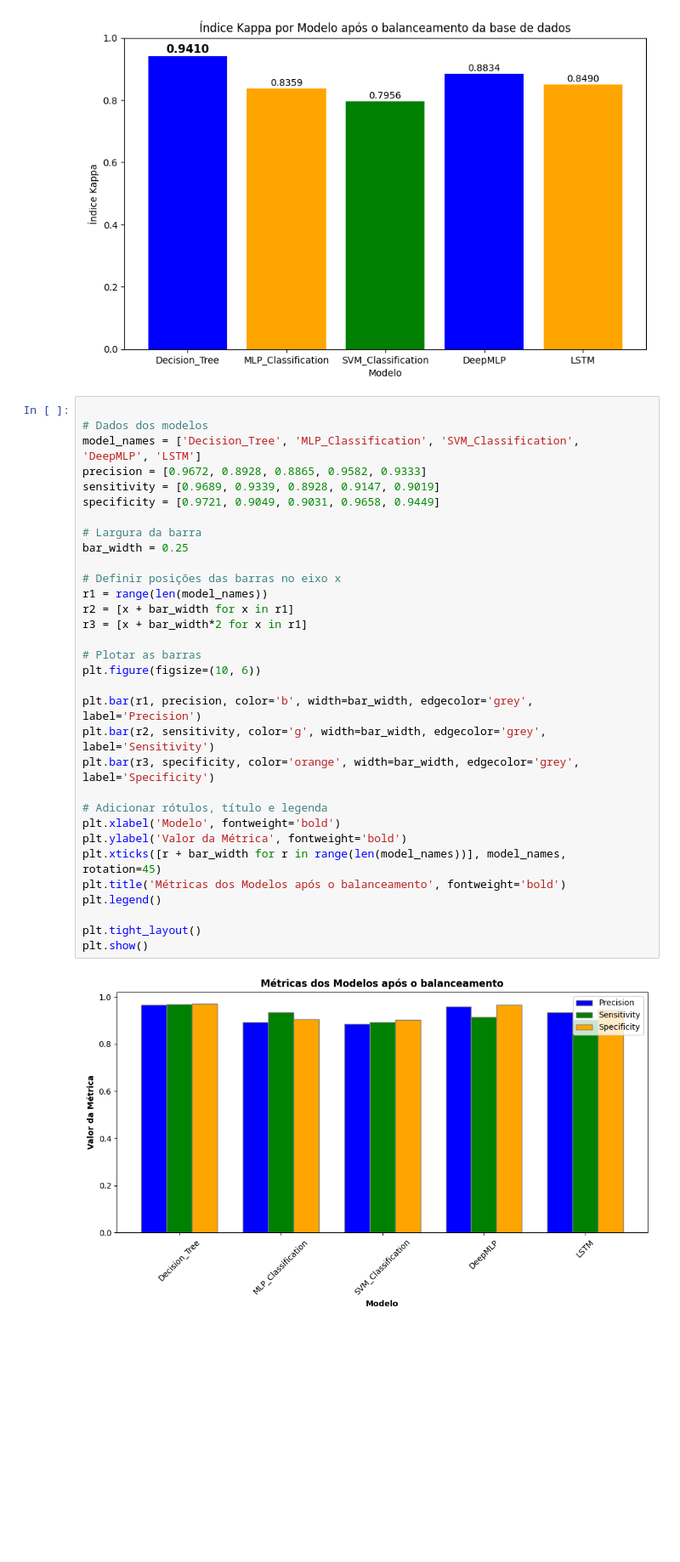
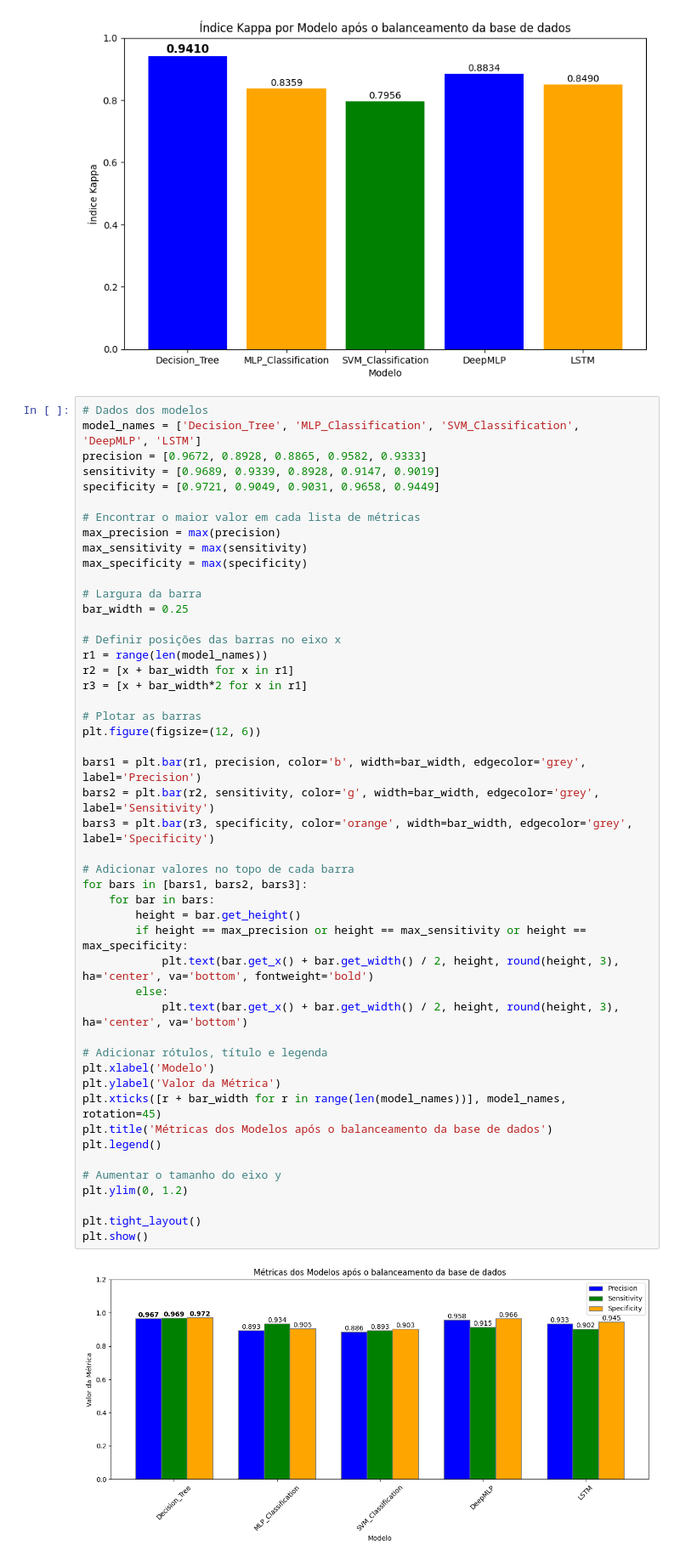
Before and after one commit to joaoPedroJPBR/TCC, a Jupyter notebook: analise_weka.ipynb, the cells around one changed output. Shown at 85% size. Cells and saved outputs as stored; diff of their text form; blank space fills up the shorter version.

Commit message:
Improving graphs.
Improving the visualization of graphs.

```diff
--- a/analise_weka.ipynb
+++ b/analise_weka.ipynb
@@ -62,36 +63,52 @@ plt.show()
 # %% [output]
 [figure]
 # %%
-
 # Dados dos modelos
 model_names = ['Decision_Tree', 'MLP_Classification', 'SVM_Classification', 'DeepMLP', 'LSTM']
 precision = [0.9672, 0.8928, 0.8865, 0.9582, 0.9333]
 sensitivity = [0.9689, 0.9339, 0.8928, 0.9147, 0.9019]
 specificity = [0.9721, 0.9049, 0.9031, 0.9658, 0.9449]
+
+# Encontrar o maior valor em cada lista de métricas
+max_precision = max(precision)
+max_sensitivity = max(sensitivity)
+max_specificity = max(specificity)
 
 # Largura da barra
 bar_width = 0.25
 
 # Definir posições das barras no eixo x
 r1 = range(len(model_names))
 r2 = [x + bar_width for x in r1]
 r3 = [x + bar_width*2 for x in r1]
 
 # Plotar as barras
-plt.figure(figsize=(10, 6))
+plt.figure(figsize=(12, 6))
 
-plt.bar(r1, precision, color='b', width=bar_width, edgecolor='grey', label='Precision')
-plt.bar(r2, sensitivity, color='g', width=bar_width, edgecolor='grey', label='Sensitivity')
-plt.bar(r3, specificity, color='orange', width=bar_width, edgecolor='grey', label='Specificity')
+bars1 = plt.bar(r1, precision, color='b', width=bar_width, edgecolor='grey', label='Precision')
+bars2 = plt.bar(r2, sensitivity, color='g', width=bar_width, edgecolor='grey', label='Sensitivity')
+bars3 = plt.bar(r3, specificity, color='orange', width=bar_width, edgecolor='grey', label='Specificity')
+
+# Adicionar valores no topo de cada barra
+for bars in [bars1, bars2, bars3]:
+    for bar in bars:
+        height = bar.get_height()
+        if height == max_precision or height == max_sensitivity or height == max_specificity:
+            plt.text(bar.get_x() + bar.get_width() / 2, height, round(height, 3), ha='center', va='bottom', fontweight='bold')
+        else:
+            plt.text(bar.get_x() + bar.get_width() / 2, height, round(height, 3), ha='center', va='bottom')
 
 # Adicionar rótulos, título e legenda
-plt.xlabel('Modelo', fontweight='bold')
-plt.ylabel('Valor da Métrica', fontweight='bold')
+plt.xlabel('Modelo')
+plt.ylabel('Valor da Métrica')
 plt.xticks([r + bar_width for r in range(len(model_names))], model_names, rotation=45)
-plt.title('Métricas dos Modelos após o balanceamento', fontweight='bold')
+plt.title('Métricas dos Modelos após o balanceamento da base de dados')
 plt.legend()
+
+# Aumentar o tamanho do eixo y
+plt.ylim(0, 1.2)
 
 plt.tight_layout()
 plt.show()
 # %% [output]
-[figure, old version]
+[figure, new version]
```
Also changed, not shown: parts of 1 cell of this notebook.
